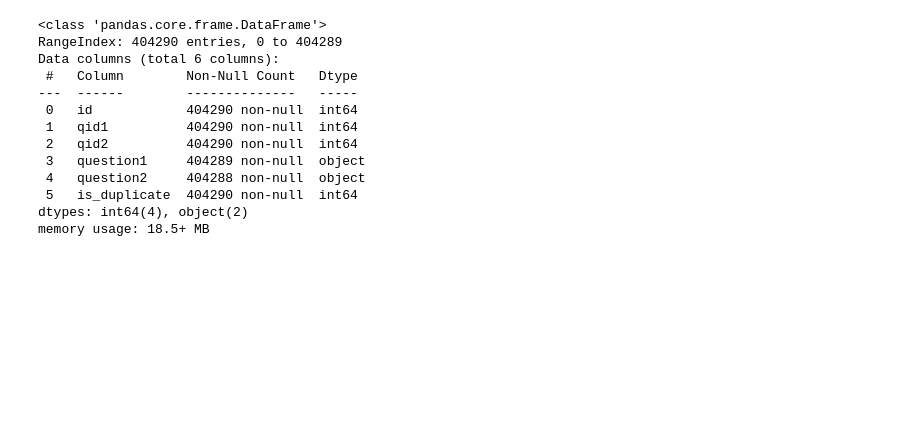
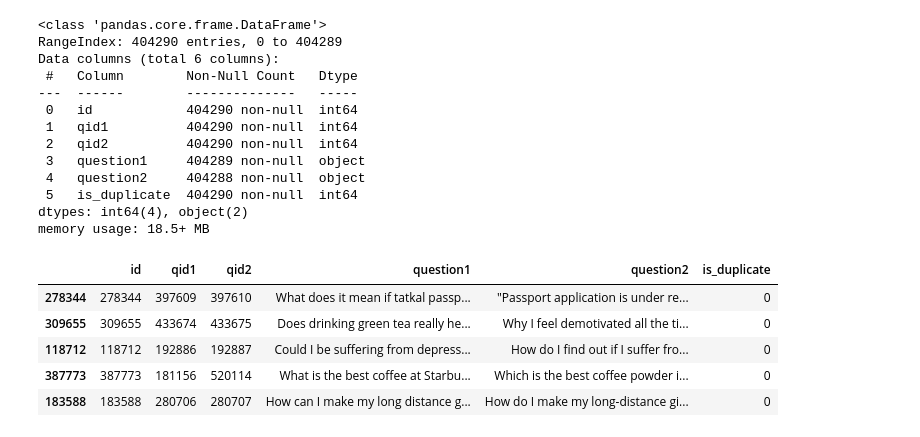
Before and after one commit to Saransh-Basu-01/Quora-Question-Pairs, a Jupyter notebook: Quora Question Pairs.ipynb, the cells around one changed output. Saved outputs shown, nothing was run; the diff lists cells and outputs as text; code cells hidden in the pictures; blank space fills up the shorter version.

```diff
--- a/Quora Question Pairs.ipynb
+++ b/Quora Question Pairs.ipynb
@@ -60,3 +63,12 @@ Data columns (total 6 columns):
  5   is_duplicate  404290 non-null  int64
 dtypes: int64(4), object(2)
 memory usage: 18.5+ MB
+# %%
+df.sample(5)
+# %% [output]
+|  | id | qid1 | qid2 | question1 | question2 | is_duplicate |
+| 278344 | 278344 | 397609 | 397610 | What does it mean if tatkal passp... | "Passport application is under re... | 0 |
+| 309655 | 309655 | 433674 | 433675 | Does drinking green tea really he... | Why I feel demotivated all the ti... | 0 |
+| 118712 | 118712 | 192886 | 192887 | Could I be suffering from depress... | How do I find out if I suffer fro... | 0 |
+| 387773 | 387773 | 181156 | 520114 | What is the best coffee at Starbu... | Which is the best coffee powder i... | 0 |
+| 183588 | 183588 | 280706 | 280707 | How can I make my long distance g... | How do I make my long-distance gi... | 0 |
```
Also changed, not shown: parts of 8 cells of this notebook.
